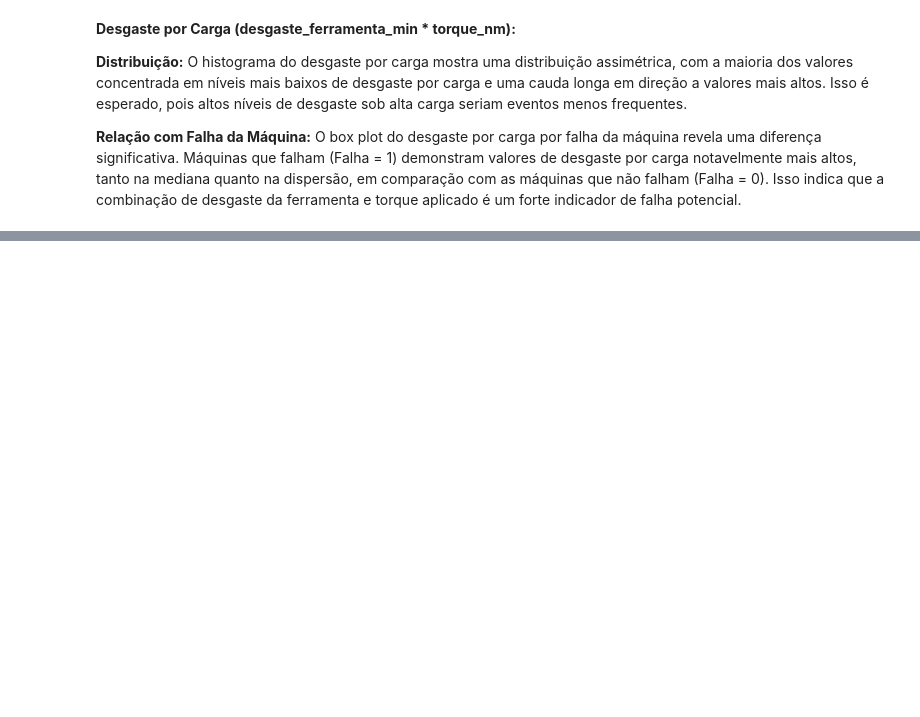
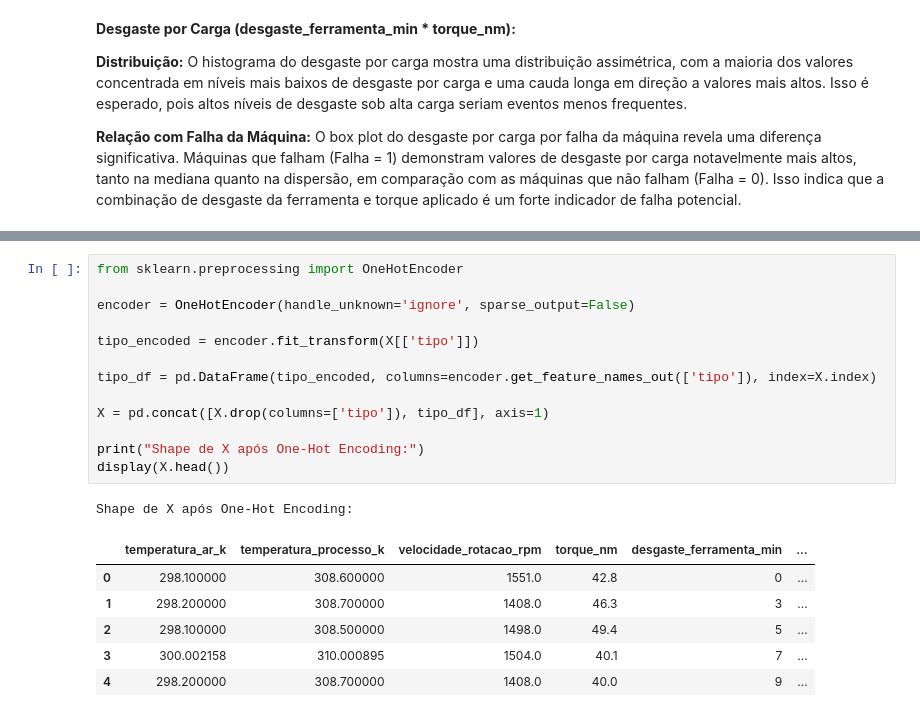
Before and after one commit to nemseibr/SCTEC2026.GEARGUARD, a Jupyter notebook: PROJETO_AVALIATIVO_MÓDULO_1.ipynb, the cells around one changed output, grey strips where cells are left out. Cells and saved outputs as stored; diff of their text form; blank space fills up the shorter version.

```diff
--- a/PROJETO_AVALIATIVO_MÓDULO_1.ipynb
+++ b/PROJETO_AVALIATIVO_MÓDULO_1.ipynb
@@ -508,0 +545,21 @@ plt.show()
+# %%
+from sklearn.preprocessing import OneHotEncoder
+
+encoder = OneHotEncoder(handle_unknown='ignore', sparse_output=False)
+
+tipo_encoded = encoder.fit_transform(X[['tipo']])
+
+tipo_df = pd.DataFrame(tipo_encoded, columns=encoder.get_feature_names_out(['tipo']), index=X.index)
+
+X = pd.concat([X.drop(columns=['tipo']), tipo_df], axis=1)
+
+print("Shape de X após One-Hot Encoding:")
+display(X.head())
+# %% [output]
+Shape de X após One-Hot Encoding:
+|  | temperatura_ar_k | temperatura_processo_k | velocidade_rotacao_rpm | torque_nm | desgaste_ferramenta_min | ... |
+| 0 | 298.100000 | 308.600000 | 1551.0 | 42.8 | 0 | ... |
+| 1 | 298.200000 | 308.700000 | 1408.0 | 46.3 | 3 | ... |
+| 2 | 298.100000 | 308.500000 | 1498.0 | 49.4 | 5 | ... |
+| 3 | 300.002158 | 310.000895 | 1504.0 | 40.1 | 7 | ... |
+| 4 | 298.200000 | 308.700000 | 1408.0 | 40.0 | 9 | ... |
```
Also changed, not shown: parts of 15 cells of this notebook.
